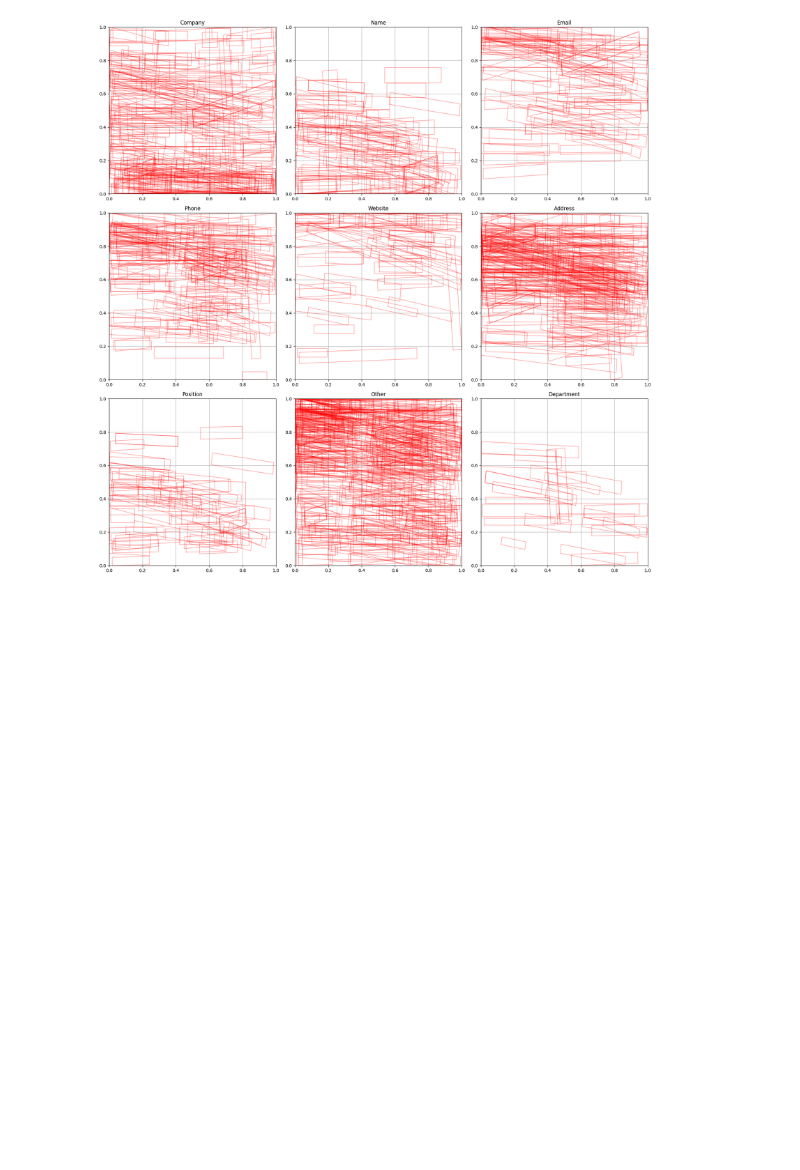
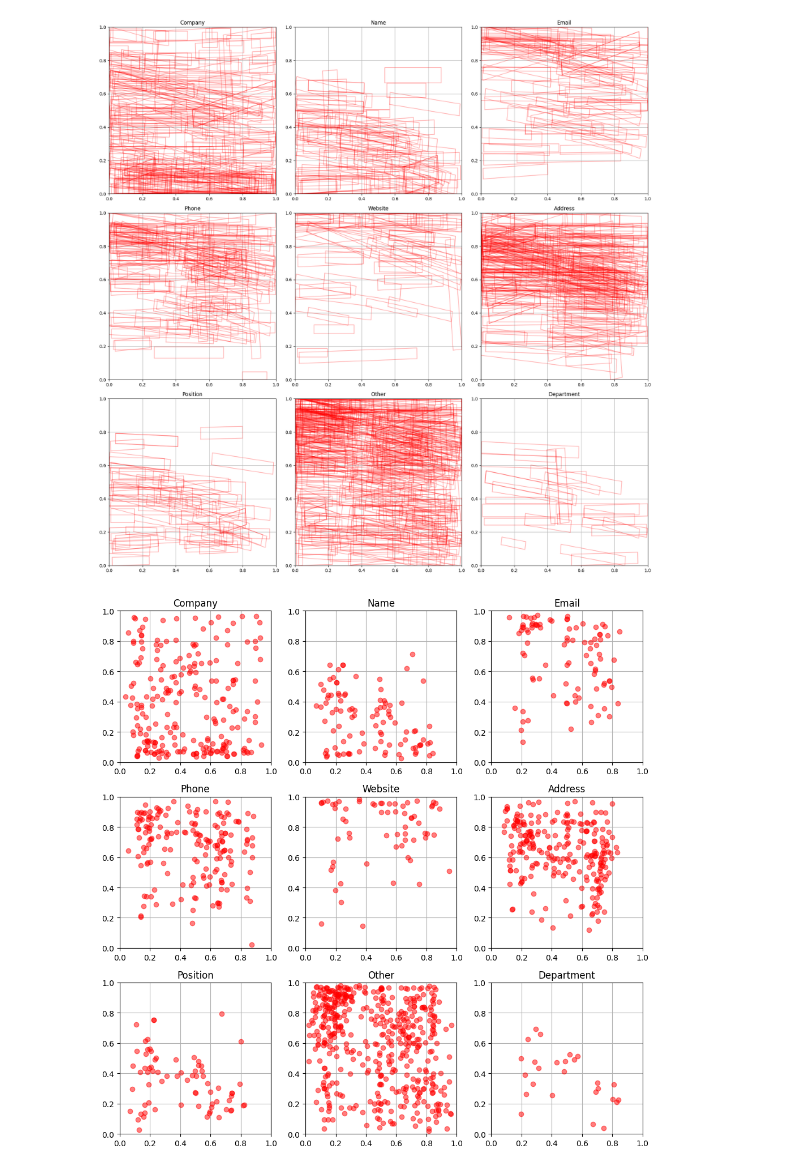
Before and after one commit to TranDuong874/RoBertaNER-BusinessCard, a Jupyter notebook: eda.ipynb, the cells around one changed output. Cells and saved outputs as stored; diff of their text form; code cells hidden in the pictures; blank space fills up the shorter version.

```diff
--- a/eda.ipynb
+++ b/eda.ipynb
@@ -145,3 +145,50 @@ plt.tight_layout()
 plt.show()
 # %% [output]
 [figure]
+# %%
+def plot_bbox_centers_all_in_one(dataset, ner_tags_query, ax=None, title=None):
+    """
+    Plot center points of normalized bboxes for all images combined, filtered by NER tags.
+    Draws on a provided matplotlib Axes object if given.
+    """
+    if ax is None:
+        ax = plt.gca()
+
+    color = 'r'  # Use a single color for all points
+
+    for image_data in dataset:
+        objects = image_data['objects']
+        for obj in objects:
+            if any(tag in ner_tags_query for tag in obj['ner_tags']):
+                bbox = obj['bbox']
+                if isinstance(bbox, list) and len(bbox) == 8:
+                    xs = bbox[::2]
+                    ys = bbox[1::2]
+                    cx = sum(xs) / 4
+                    cy = sum(ys) / 4
+                    ax.plot(cx, cy, marker='o', color=color, alpha=0.5)
+
+    ax.invert_yaxis()
+    ax.set_title(title or f"Centers: {', '.join(ner_tags_query)}")
+    ax.set_xlim(0, 1)
+    ax.set_ylim(0, 1)
+    ax.grid(True)
+    ax.set_aspect('equal')
+# %%
+fig, axes = plt.subplots(3, 3, figsize=(10, 10))
+axes = axes.flatten()
+
+plot_bbox_centers_all_in_one(dataset, ['B-Company'], ax=axes[0], title="Company")
+plot_bbox_centers_all_in_one(dataset, ['B-Name'], ax=axes[1], title="Name")
+plot_bbox_centers_all_in_one(dataset, ['B-Email'], ax=axes[2], title="Email")
+plot_bbox_centers_all_in_one(dataset, ['B-Phone'], ax=axes[3], title="Phone")
+plot_bbox_centers_all_in_one(dataset, ['B-Website'], ax=axes[4], title="Website")
+plot_bbox_centers_all_in_one(dataset, ['B-Address'], ax=axes[5], title="Address")
+plot_bbox_centers_all_in_one(dataset, ['B-Position'], ax=axes[6], title="Position")
+plot_bbox_centers_all_in_one(dataset, ['O'], ax=axes[7], title="Other")
+plot_bbox_centers_all_in_one(dataset, ['B-Department'], ax=axes[8], title="Department")
+
+plt.tight_layout()
+plt.show()
+# %% [output]
+[figure, added]
```
Also changed, not shown: 2 other files.
